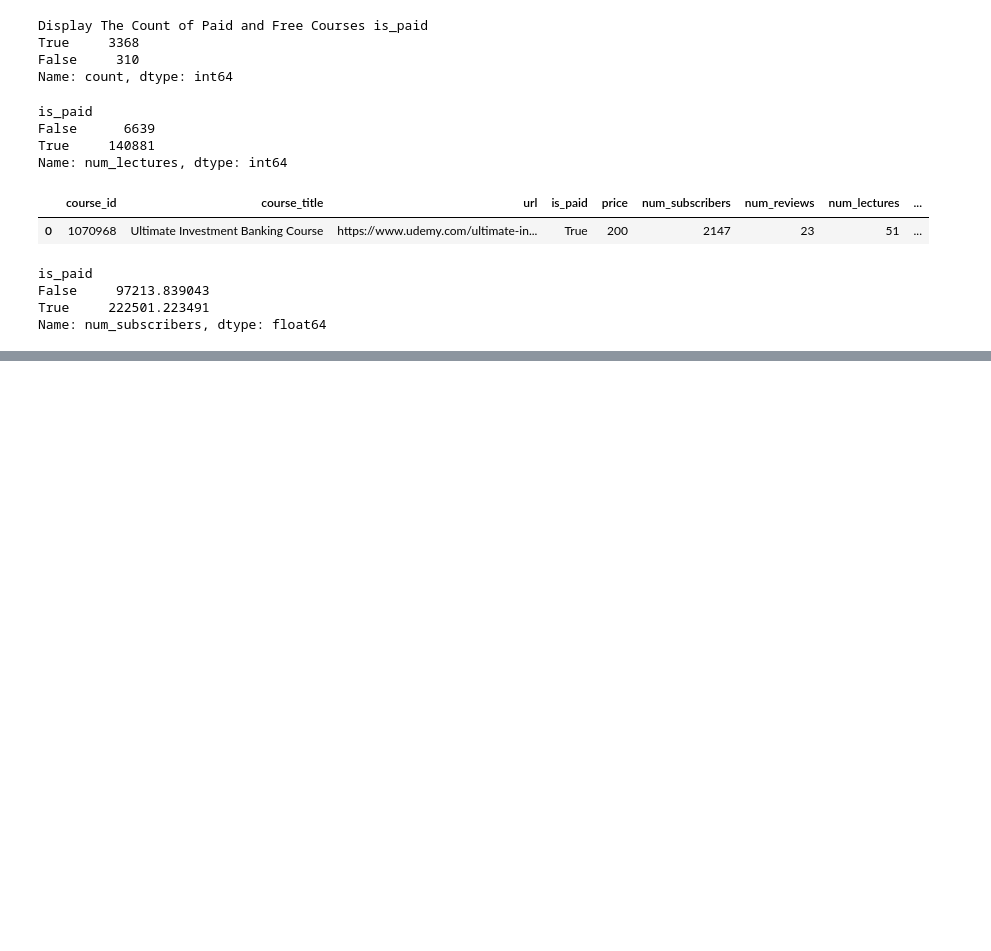
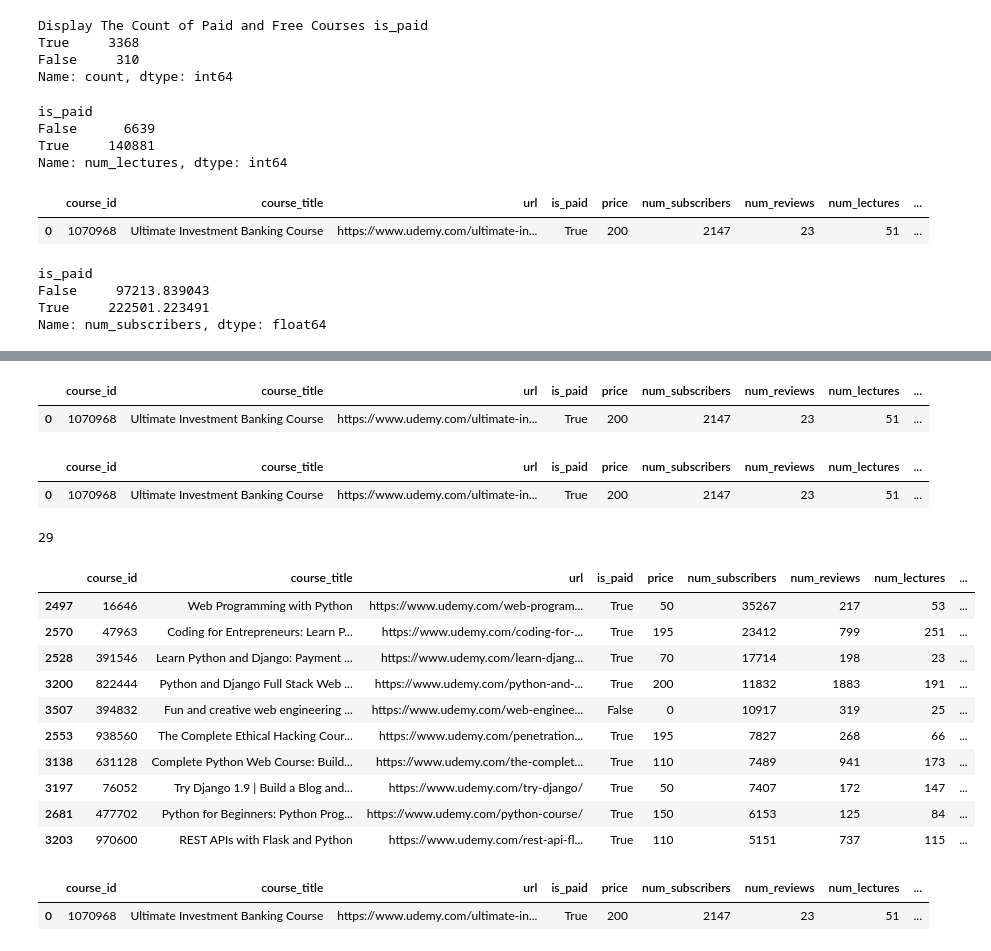
Before and after one commit to ronit2802/Pandas, a Jupyter notebook: Pandas_Projects/06_Udemy_dataset.ipynb, the cells around one changed output, grey strips where cells are left out. Cells and saved outputs as stored; diff of their text form; code cells hidden in the pictures; blank space fills up the shorter version.

```diff
--- a/Pandas_Projects/06_Udemy_dataset.ipynb
+++ b/Pandas_Projects/06_Udemy_dataset.ipynb
@@ -191,0 +244,7 @@ Name: num_subscribers, dtype: float64
+# %%
+#16. Does Price Affect the Number of Reviews?
+
+df.head(1)
+# %% [output]
+|  | course_id | course_title | url | is_paid | price | num_subscribers | num_reviews | num_lectures | ... |
+| 0 | 1070968 | Ultimate Investment Banking Course | https://www.udemy.com/ultimate-in... | True | 200 | 2147 | 23 | 51 | ... |
@@ -191,0 +253,35 @@ Name: num_subscribers, dtype: float64
+# %%
+#17. Find Total Number of Courses Related To Python
+
+df.head(1)
+# %% [output]
+|  | course_id | course_title | url | is_paid | price | num_subscribers | num_reviews | num_lectures | ... |
+| 0 | 1070968 | Ultimate Investment Banking Course | https://www.udemy.com/ultimate-in... | True | 200 | 2147 | 23 | 51 | ... |
+# %%
+# 17. Find Total Number of Courses Related To Python
+
+df['course_title'].str.contains('Python',case = False, na = False).sum()
+# %% [output]
+29
+# %%
+# 18. Display 10 Most Popular Python Courses As Per Number of Subscribers
+df[df['course_title'].str.contains('Python', case=False, na=False)].sort_values('num_subscribers', ascending=False).head(10)
+# %% [output]
+|  | course_id | course_title | url | is_paid | price | num_subscribers | num_reviews | num_lectures | ... |
+| 2497 | 16646 | Web Programming with Python | https://www.udemy.com/web-program... | True | 50 | 35267 | 217 | 53 | ... |
+| 2570 | 47963 | Coding for Entrepreneurs: Learn P... | https://www.udemy.com/coding-for-... | True | 195 | 23412 | 799 | 251 | ... |
+| 2528 | 391546 | Learn Python and Django: Payment ... | https://www.udemy.com/learn-djang... | True | 70 | 17714 | 198 | 23 | ... |
+| 3200 | 822444 | Python and Django Full Stack Web ... | https://www.udemy.com/python-and-... | True | 200 | 11832 | 1883 | 191 | ... |
+| 3507 | 394832 | Fun and creative web engineering ... | https://www.udemy.com/web-enginee... | False | 0 | 10917 | 319 | 25 | ... |
+| 2553 | 938560 | The Complete Ethical Hacking Cour... | https://www.udemy.com/penetration... | True | 195 | 7827 | 268 | 66 | ... |
+| 3138 | 631128 | Complete Python Web Course: Build... | https://www.udemy.com/the-complet... | True | 110 | 7489 | 941 | 173 | ... |
+| 3197 | 76052 | Try Django 1.9 | Build a Blog and... | https://www.udemy.com/try-django/ | True | 50 | 7407 | 172 | 147 | ... |
+| 2681 | 477702 | Python for Beginners: Python Prog... | https://www.udemy.com/python-course/ | True | 150 | 6153 | 125 | 84 | ... |
+| 3203 | 970600 | REST APIs with Flask and Python | https://www.udemy.com/rest-api-fl... | True | 110 | 5151 | 737 | 115 | ... |
+# %%
+#19. In Which Year The Highest Number of Courses Were Posted?
+
+df.head(1)
+# %% [output]
+|  | course_id | course_title | url | is_paid | price | num_subscribers | num_reviews | num_lectures | ... |
+| 0 | 1070968 | Ultimate Investment Banking Course | https://www.udemy.com/ultimate-in... | True | 200 | 2147 | 23 | 51 | ... |
```
Also changed, not shown: parts of 7 cells of this notebook.
